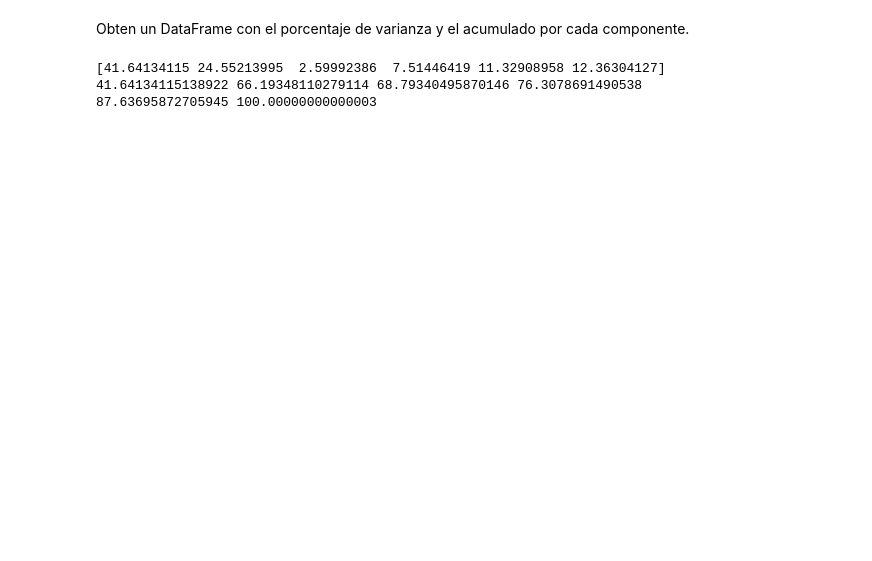
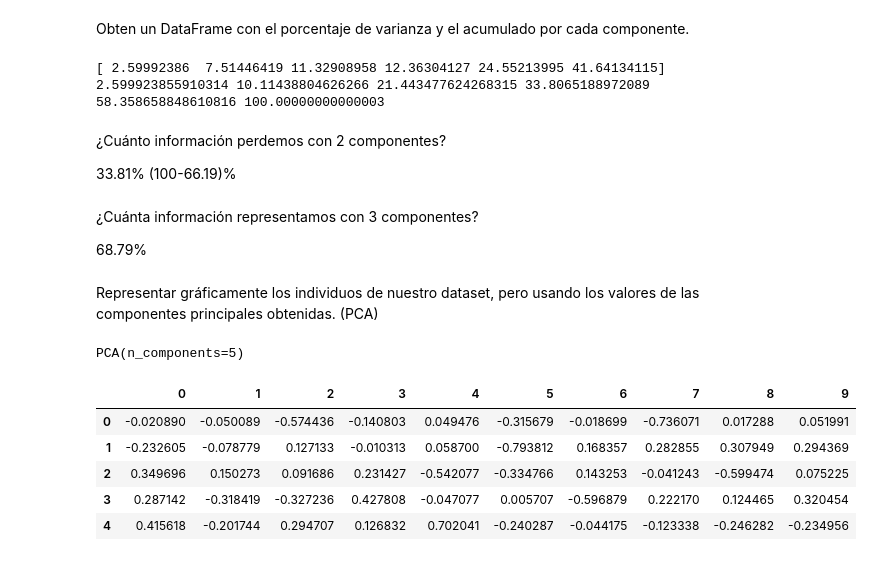
Before and after one commit to javierarteagapuell/deeplearning, a Jupyter notebook: Ejercicio3.ipynb, the cells around one changed output. Saved outputs shown, nothing was run; the diff lists cells and outputs as text; code cells hidden in the pictures; blank space fills up the shorter version.

```diff
--- a/Ejercicio3.ipynb
+++ b/Ejercicio3.ipynb
@@ -172,7 +177,7 @@ Autovectores:  [[ 0.45454125  0.15847313  0.37672419 -0.07820604  0.78451794  0.
 Obten un DataFrame con el
 porcentaje de varianza y el acumulado por cada componente.
 # %%
-Porcentaje_De_Varianza=(Autovalores*100)/len(Autovalores)
+Porcentaje_De_Varianza=(Autovalores_Ordenados*100)/len(Autovalores_Ordenados)
 print(Porcentaje_De_Varianza)
 i=1
 Porcentaje_Acumulado=0
@@ -182,5 +187,42 @@ for i in range(len(Porcentaje_De_Varianza)):
   print(Porcentaje_Acumulado, end=" ")
   #Porc_Def=np.array(Porcentaje_Acumulado)
 # %% [output]
-[41.64134115 24.55213995  2.59992386  7.51446419 11.32908958 12.36304127]
-41.64134115138922 66.19348110279114 68.79340495870146 76.3078691490538 87.63695872705945 100.00000000000003
+[ 2.59992386  7.51446419 11.32908958 12.36304127 24.55213995 41.64134115]
+2.599923855910314 10.11438804626266 21.443477624268315 33.8065188972089 58.358658848610816 100.00000000000003
+# %% [markdown]
+¿Cuánto
+información perdemos con 2 componentes?
+
+33.81% (100-66.19)%
+# %% [markdown]
+¿Cuánta información representamos con 3 componentes?
+
+68.79%
+# %% [markdown]
+Representar gráficamente los individuos de nuestro dataset, pero usando los
+valores  de  las  componentes  principales  obtenidas.   (PCA)
+# %%
+import pandas as pd
+import numpy as np
+from sklearn.decomposition import PCA
+
+df = pd.DataFrame(data=np.random.normal(0, 1, (20, 10)))
+
+pca = PCA(n_components=5)
+pca.fit(df)
+# %% [output]
+PCA(n_components=5)
+# %%
+#pca.components_
+componentes = pd.DataFrame(pca.components_)
+componentes
+
+#columns=['PC%s' % _ for _ in range(len(componentes.columns))])
+#index=data.columns
+# %% [output]
+|  | 0 | 1 | 2 | 3 | 4 | 5 | 6 | 7 | 8 | 9 |
+| 0 | -0.020890 | -0.050089 | -0.574436 | -0.140803 | 0.049476 | -0.315679 | -0.018699 | -0.736071 | 0.017288 | 0.051991 |
+| 1 | -0.232605 | -0.078779 | 0.127133 | -0.010313 | 0.058700 | -0.793812 | 0.168357 | 0.282855 | 0.307949 | 0.294369 |
+| 2 | 0.349696 | 0.150273 | 0.091686 | 0.231427 | -0.542077 | -0.334766 | 0.143253 | -0.041243 | -0.599474 | 0.075225 |
+| 3 | 0.287142 | -0.318419 | -0.327236 | 0.427808 | -0.047077 | 0.005707 | -0.596879 | 0.222170 | 0.124465 | 0.320454 |
+| 4 | 0.415618 | -0.201744 | 0.294707 | 0.126832 | 0.702041 | -0.240287 | -0.044175 | -0.123338 | -0.246282 | -0.234956 |
```
Also changed, not shown: parts of 4 cells of this notebook.
